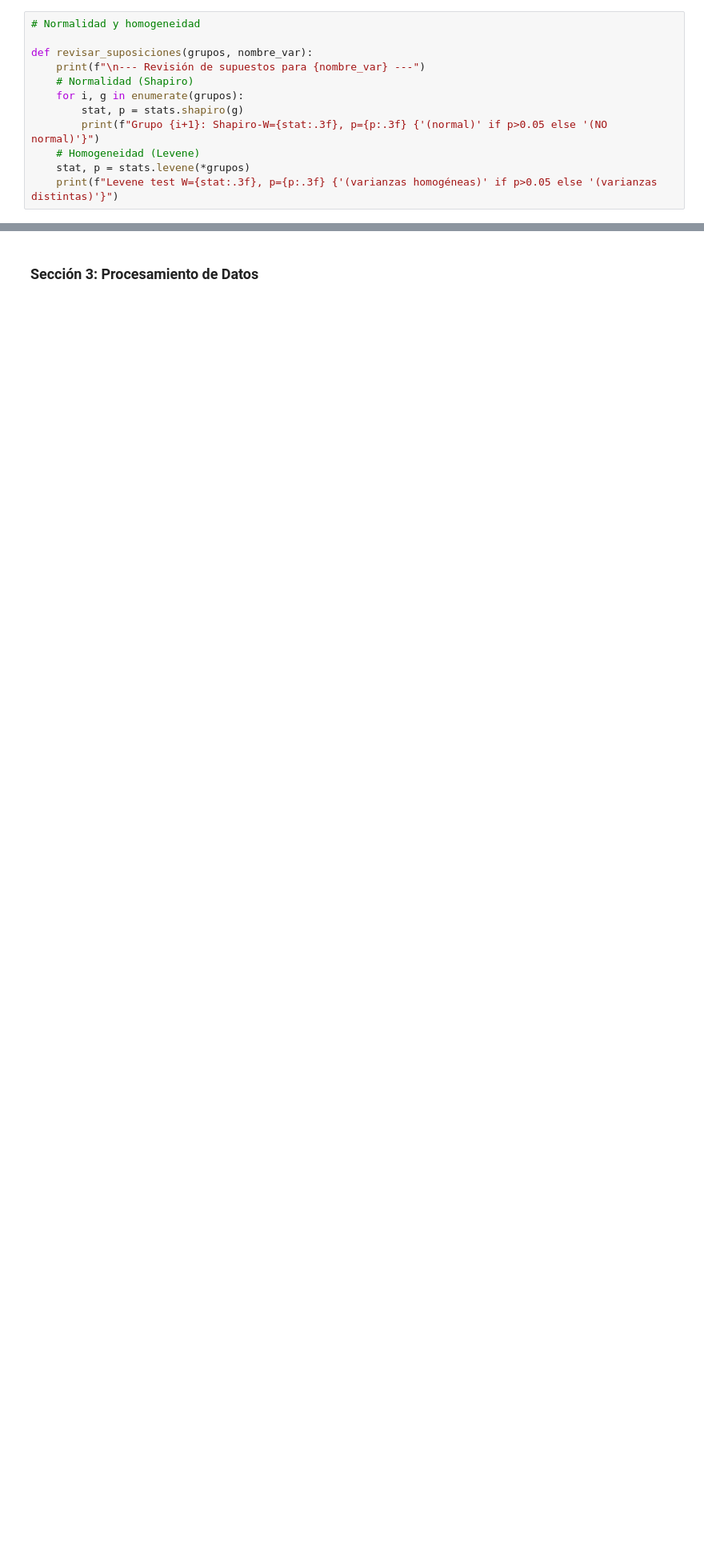
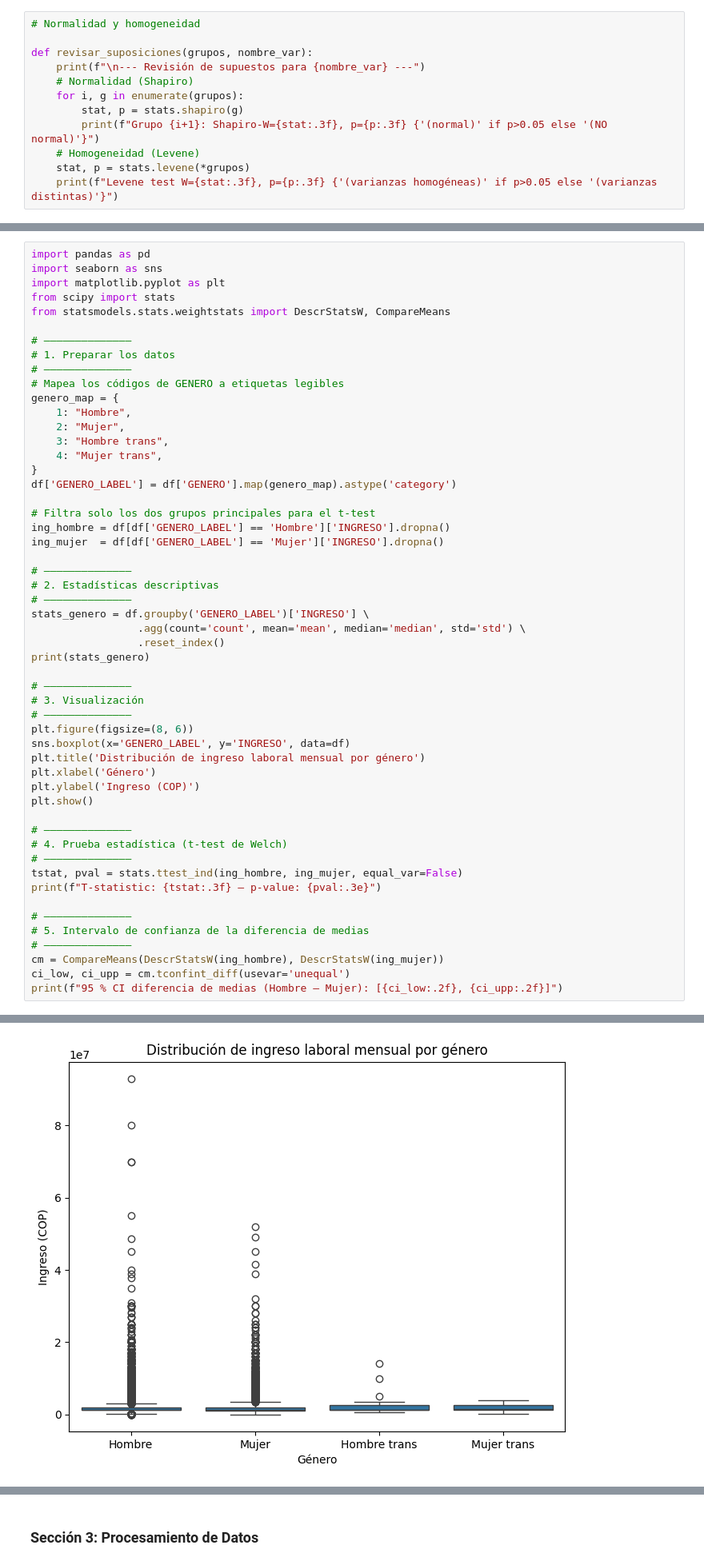
Before and after one commit to Carlos22709/Proyecto_final_analitica, a Jupyter notebook: merges2.ipynb, the cells around one changed output, grey strips where cells are left out. Shown at 80% size. Drawn from its saved outputs; the diff is of its cells as text; blank space fills up the shorter version.

```diff
--- a/merges2.ipynb
+++ b/merges2.ipynb
@@ -695,0 +539,54 @@ Kruskal-Wallis regional: H=2105.258, p=0.000
+# %%
+import pandas as pd
+import seaborn as sns
+import matplotlib.pyplot as plt
+from scipy import stats
+from statsmodels.stats.weightstats import DescrStatsW, CompareMeans
+
+# ——————————————
+# 1. Preparar los datos
+# ——————————————
+# Mapea los códigos de GENERO a etiquetas legibles
+genero_map = {
+    1: "Hombre",
+    2: "Mujer",
+    3: "Hombre trans",
+    4: "Mujer trans",
+}
+df['GENERO_LABEL'] = df['GENERO'].map(genero_map).astype('category')
+
+# Filtra solo los dos grupos principales para el t-test
+ing_hombre = df[df['GENERO_LABEL'] == 'Hombre']['INGRESO'].dropna()
+ing_mujer  = df[df['GENERO_LABEL'] == 'Mujer']['INGRESO'].dropna()
+
+# ——————————————
+# 2. Estadísticas descriptivas
+# ——————————————
+stats_genero = df.groupby('GENERO_LABEL')['INGRESO'] \
+                 .agg(count='count', mean='mean', median='median', std='std') \
+                 .reset_index()
+print(stats_genero)
+
+# ——————————————
+# 3. Visualización
+# ——————————————
+plt.figure(figsize=(8, 6))
+sns.boxplot(x='GENERO_LABEL', y='INGRESO', data=df)
+plt.title('Distribución de ingreso laboral mensual por género')
+plt.xlabel('Género')
+plt.ylabel('Ingreso (COP)')
+plt.show()
+
+# ——————————————
+# 4. Prueba estadística (t-test de Welch)
+# ——————————————
+tstat, pval = stats.ttest_ind(ing_hombre, ing_mujer, equal_var=False)
+print(f"T-statistic: {tstat:.3f} — p-value: {pval:.3e}")
+
+# ——————————————
+# 5. Intervalo de confianza de la diferencia de medias
+# ——————————————
+cm = CompareMeans(DescrStatsW(ing_hombre), DescrStatsW(ing_mujer))
+ci_low, ci_upp = cm.tconfint_diff(usevar='unequal')
+print(f"95 % CI diferencia de medias (Hombre – Mujer): [{ci_low:.2f}, {ci_upp:.2f}]")
+# %% [output]
@@ -695,0 +598 @@ Kruskal-Wallis regional: H=2105.258, p=0.000
+[figure, added]
```
Also changed, not shown: parts of 37 cells of this notebook.
